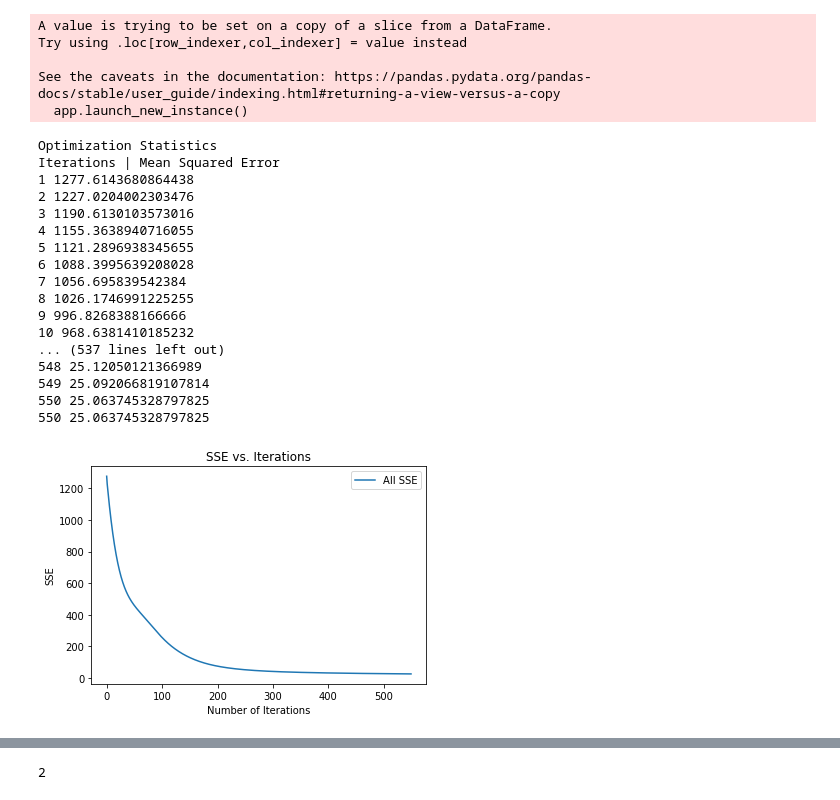
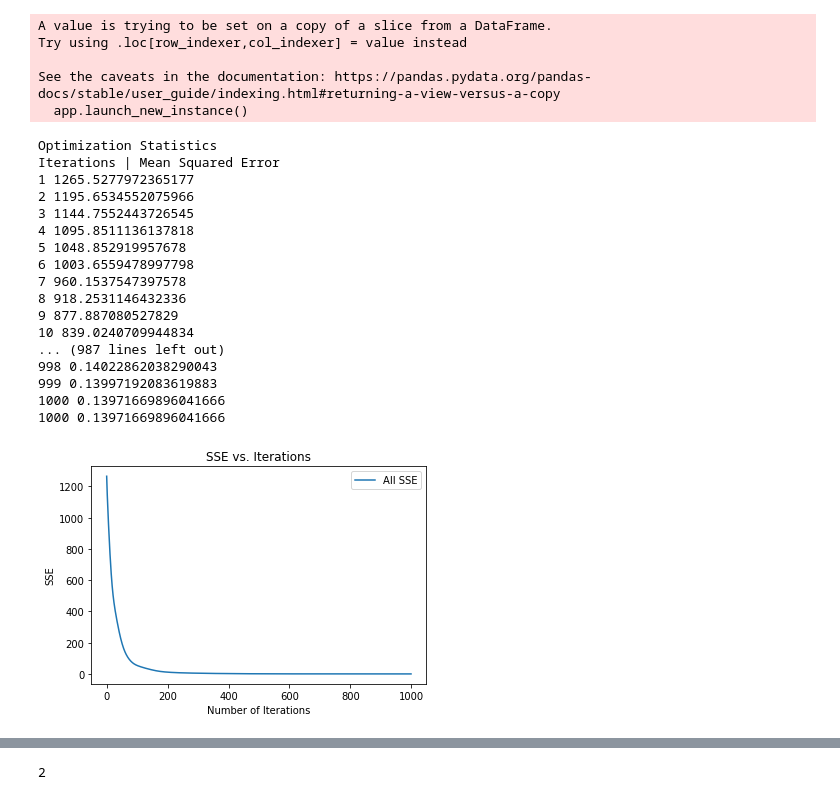
Before and after one commit to madkehl/Capstone, a Jupyter notebook: Starbucks Capstone .ipynb, the cells around one changed output, grey strips where cells are left out. Drawn from its saved outputs; the diff is of its cells as text; code cells hidden in the pictures.

Commit message:
feat: saved model, latent feat = 6, lr = 0.02, iters = 1000

```diff
--- a/Starbucks Capstone .ipynb
+++ b/Starbucks Capstone .ipynb
@@ -517,26 +517,26 @@ for i in range(8, 10, 3):
 user_item = create_user_item_matrix(df_gb)
 
 #learning_rate = 0.01
-sse_test_ls, sse_all_ls, sse_totals = FunkSVD(user_item, latent_features=4, learning_rate=0.01, iters=550)
+u, vt, sse_totals = FunkSVD(user_item, latent_features=6, learning_rate=0.02, iters=1000)
 # %% [output]
 Optimization Statistics
 Iterations | Mean Squared Error
-1 1277.6143680864438
-2 1227.0204002303476
-3 1190.6130103573016
-4 1155.3638940716055
-5 1121.2896938345655
-6 1088.3995639208028
-7 1056.695839542384
-8 1026.1746991225255
-9 996.8268388166666
-10 968.6381410185232
-... (537 lines left out)
-548 25.12050121366989
-549 25.092066819107814
-550 25.063745328797825
-550 25.063745328797825
+1 1265.5277972365177
+2 1195.6534552075966
+3 1144.7552443726545
+4 1095.8511136137818
+5 1048.852919957678
+6 1003.6559478997798
+7 960.1537547397578
+8 918.2531146432336
+9 877.887080527829
+10 839.0240709944834
+... (987 lines left out)
+998 0.14022862038290043
+999 0.13997192083619883
+1000 0.13971669896041666
+1000 0.13971669896041666
 # %%
-plot_sse_fig(range(550), sse_totals, met_label = "SSE")
+plot_sse_fig(range(1000), sse_totals, met_label = "SSE")
 # %% [output]
-[figure, old version]
+[figure, new version]
```
Also changed, not shown: parts of 2 cells of this notebook, 1 other file.
